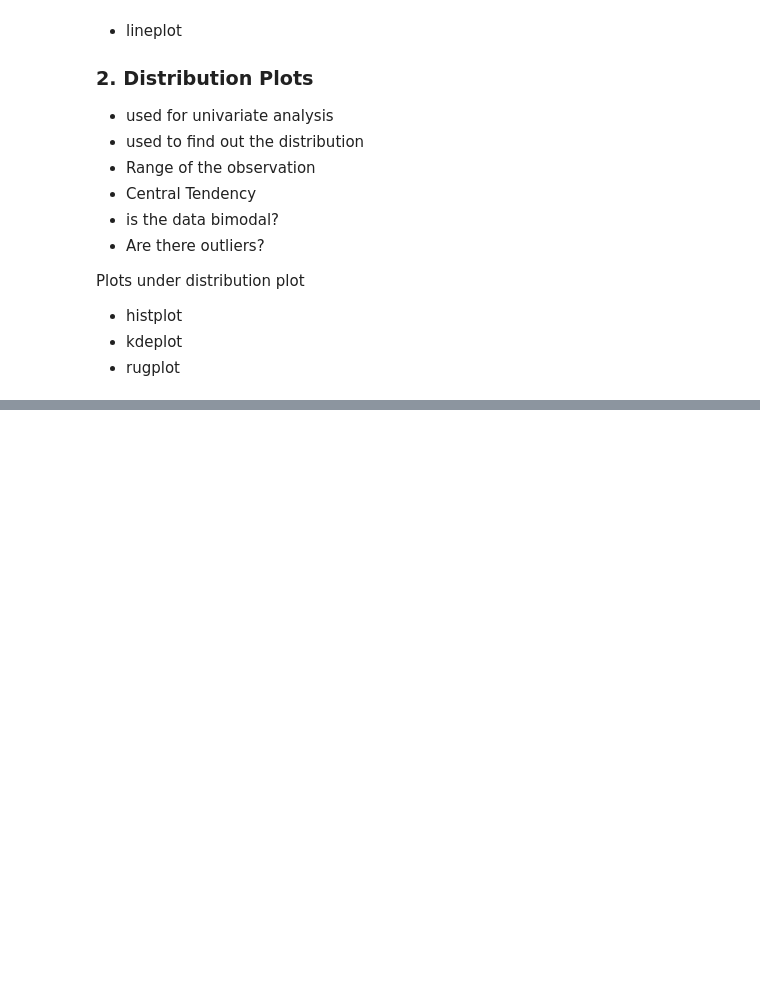
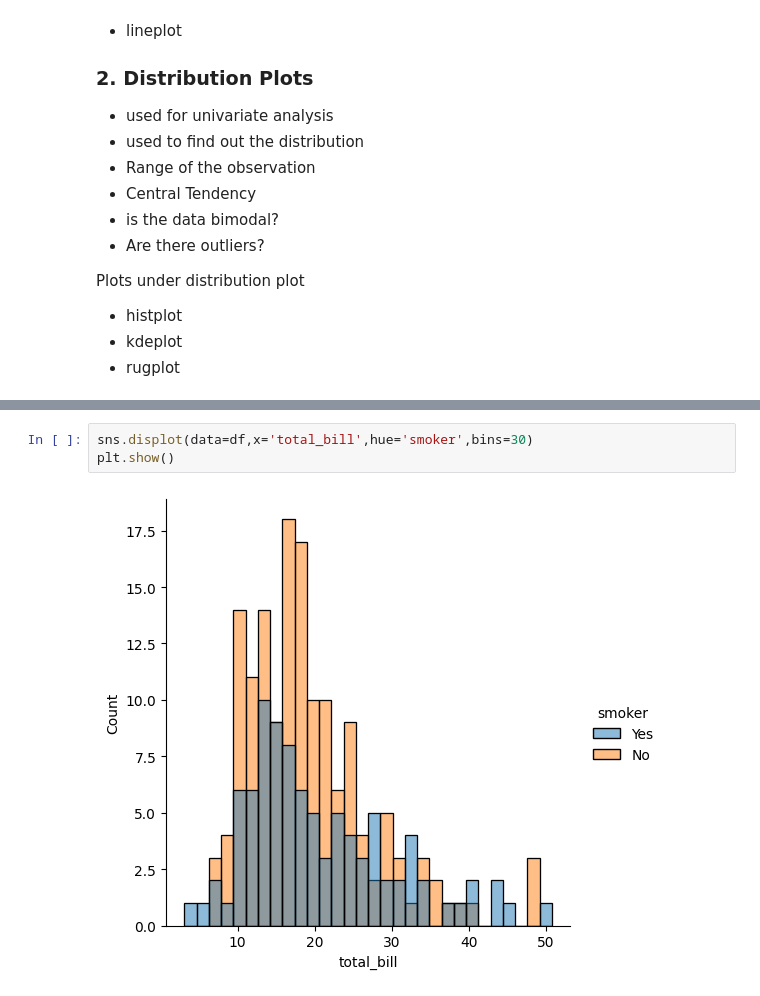
Before and after one commit to ChiragAgrawal12/Project_AU, a Jupyter notebook: Seaborn/seaborn.ipynb, the cells around one changed output, grey strips where cells are left out. Drawn from its saved outputs; the diff is of its cells as text; blank space fills up the shorter version.

```diff
--- a/Seaborn/seaborn.ipynb
+++ b/Seaborn/seaborn.ipynb
@@ -141,0 +136,5 @@ Plots under distribution plot
+# %%
+sns.displot(data=df,x='total_bill',hue='smoker',bins=30)
+plt.show()
+# %% [output]
+[figure, added]
```
Also changed, not shown: parts of 10 cells of this notebook, 1 other file.
